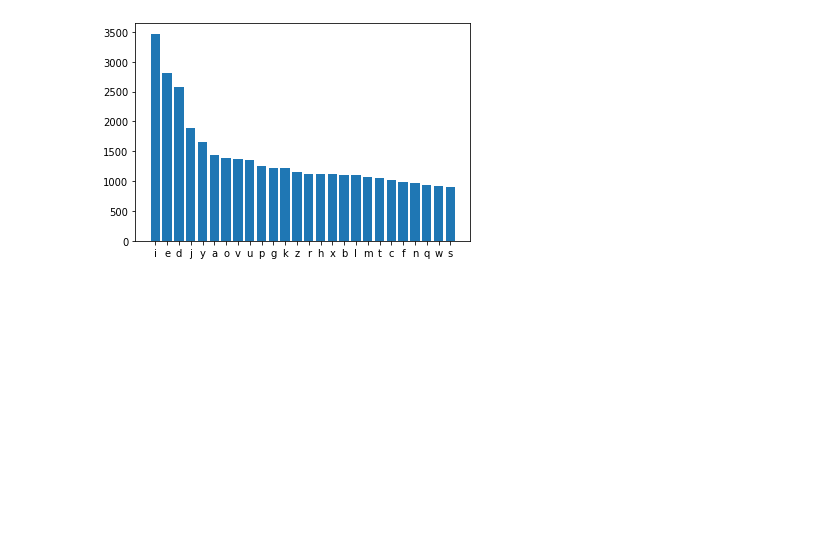
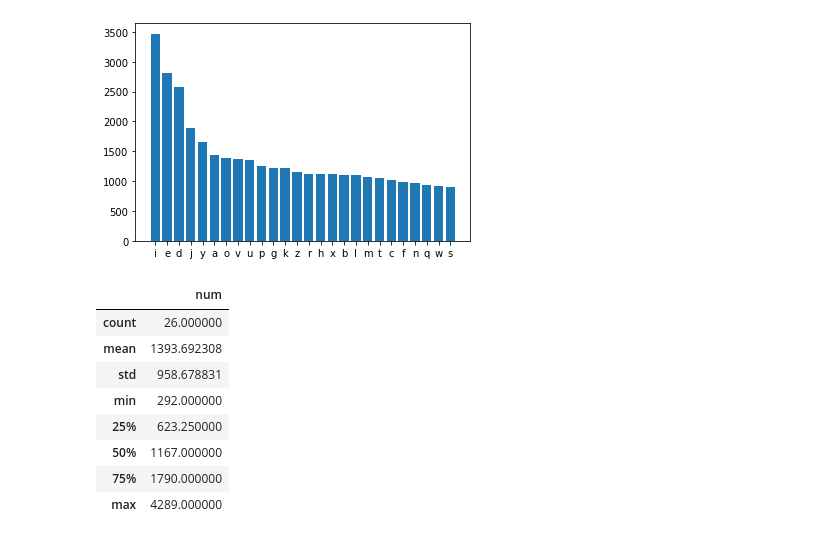
Before and after one commit to willkangliangzhu/willkangliangzhu.github.io, a Jupyter notebook: task/main.ipynb, the cells around one changed output. Cells and saved outputs as stored; diff of their text form; code cells hidden in the pictures; blank space fills up the shorter version.

```diff
--- a/task/main.ipynb
+++ b/task/main.ipynb
@@ -326,0 +416,18 @@ with open('./www/default.html', 'r') as fr:
+# %%
+nature = list(map(changeCode2, zip(shengmu,yunmu)))
+na_str = "".join(nature)
+na_list = list(na_str)
+df_na = pd.DataFrame({'chars':na_list})
+df_na['num'] = 1
+df_na_sum = df_na.groupby('chars').sum().sort_values('num',ascending=False)
+df_na_sum.describe()
+# %% [output]
+|  | num |
+| count | 26.000000 |
+| mean | 1393.692308 |
+| std | 958.678831 |
+| min | 292.000000 |
+| 25% | 623.250000 |
+| 50% | 1167.000000 |
+| 75% | 1790.000000 |
+| max | 4289.000000 |
```
Also changed, not shown: parts of 7 cells of this notebook.
